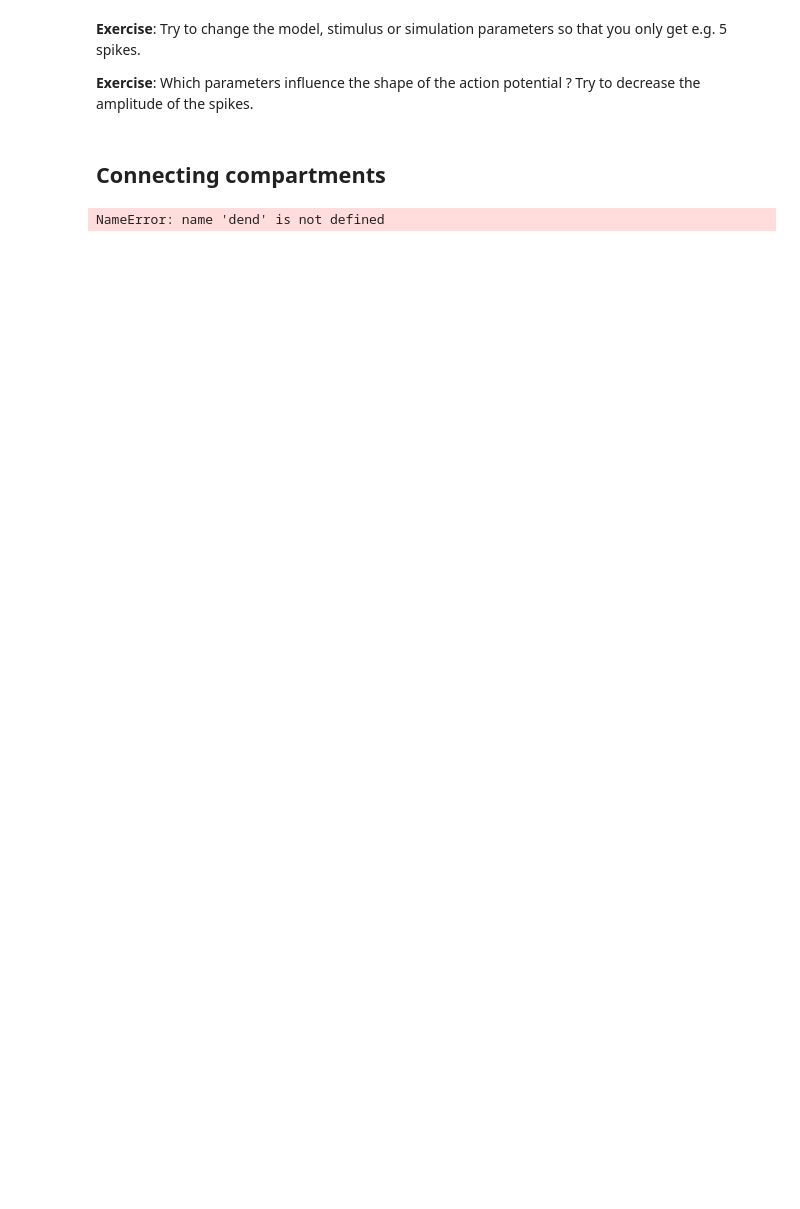
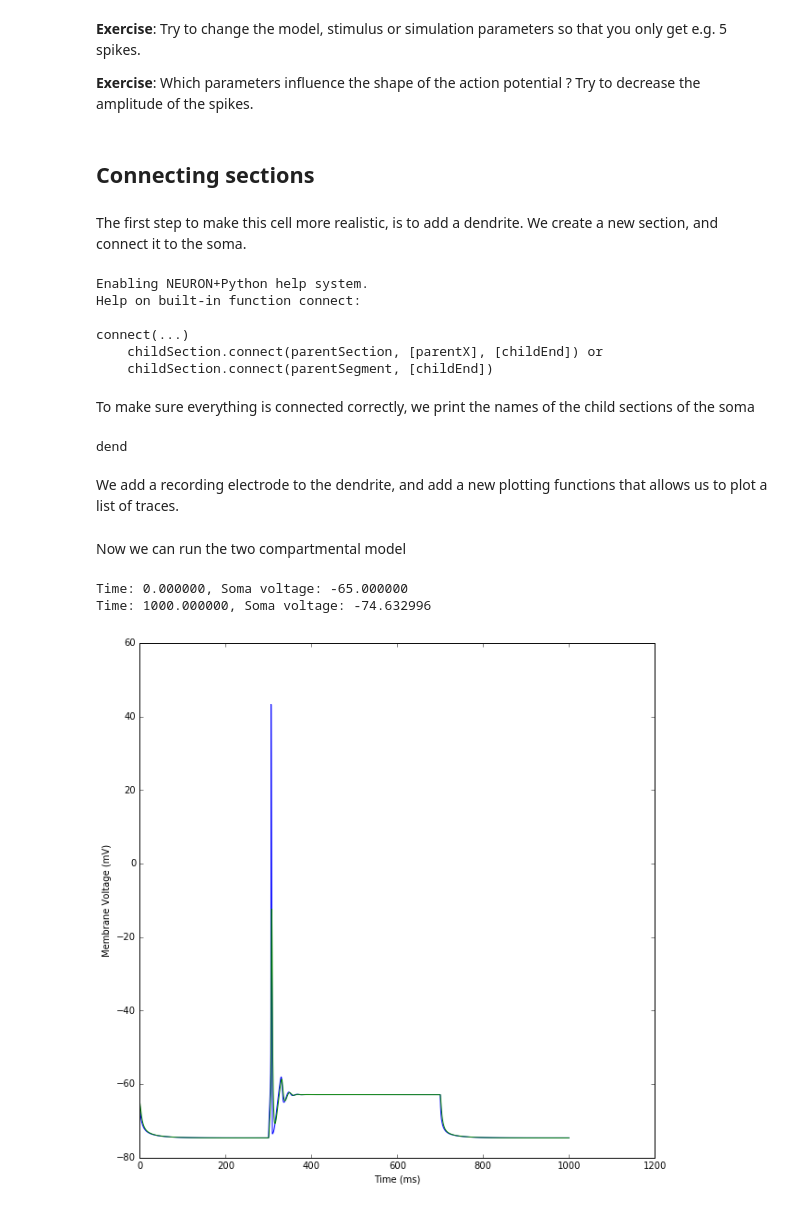
Before and after one commit to BlueBrain/SimulationTutorials, a Jupyter notebook: YRE2016/Neuron/Neuron simulator tutorial.ipynb, the cells around one changed output. Drawn from its saved outputs; the diff is of its cells as text; code cells hidden in the pictures; blank space fills up the shorter version.

```diff
--- a/YRE2016/Neuron/Neuron simulator tutorial.ipynb
+++ b/YRE2016/Neuron/Neuron simulator tutorial.ipynb
@@ -187,8 +188,51 @@ __Exercise__: Try to change the model, stimulus or simulation parameters so that
 
 __Exercise__: Which parameters influence the shape of the action potential ? Try to decrease the amplitude of the spikes.
 # %% [markdown]
-## Connecting compartments
+## Connecting sections
-# %%
-dend
-# %% [output]
-NameError: name 'dend' is not defined
+# %% [markdown]
+The first step to make this cell more realistic, is to add a dendrite. We create a new section, and connect it to the soma.
+# %%
+dend = neuron.h.Section(name='dend')
+dend.L = 500
+dend.diam = 1
+dend.connect(soma);
+help(dend.connect)
+# %% [output]
+Enabling NEURON+Python help system.
+Help on built-in function connect:
+
+connect(...)
+    childSection.connect(parentSection, [parentX], [childEnd]) or
+    childSection.connect(parentSegment, [childEnd])
+# %% [markdown]
+To make sure everything is connected correctly, we print the names of the child sections of the soma
+# %%
+for child in soma.children():
+    print neuron.h.secname(sec=child)
+# %% [output]
+dend
+# %% [markdown]
+We add a recording electrode to the dendrite, and add a new plotting functions that allows us to plot a list of traces.
+# %%
+time_dend = neuron.h.Vector()
+voltage_dend = neuron.h.Vector()
+
+time_dend.record(neuron.h._ref_t)
+voltage_dend.record(dend(1.0)._ref_v) # record at end of dendrite (location=0.1)
+
+def plot_timevoltages(timevoltages):
+    fig, ax = plt.subplots(figsize=(10,10))
+    for time, voltage in timevoltages:
+        ax.plot(time, voltage)
+        ax.set_xlabel('Time (ms)')
+        ax.set_ylabel('Membrane Voltage (mV)')
+# %% [markdown]
+Now we can run the two compartmental model
+# %%
+stim.amp = 0.07
+run_model(1000)
+plot_timevoltages([(time, voltage), (time_dend, voltage_dend)])
+# %% [output]
+Time: 0.000000, Soma voltage: -65.000000
+Time: 1000.000000, Soma voltage: -74.632996
+[figure, added]
```
Also changed, not shown: parts of 23 cells of this notebook.
